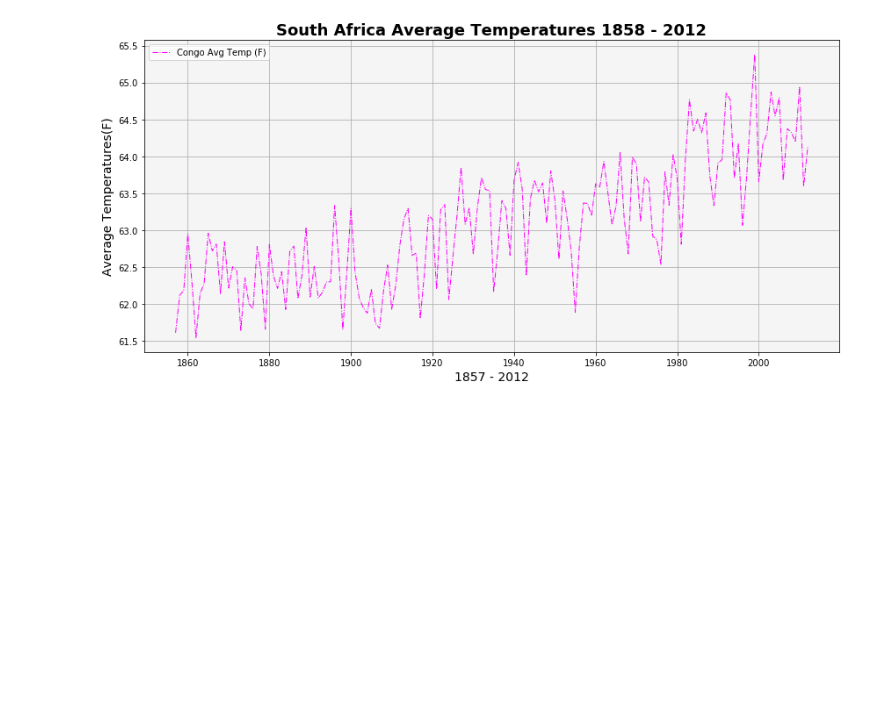
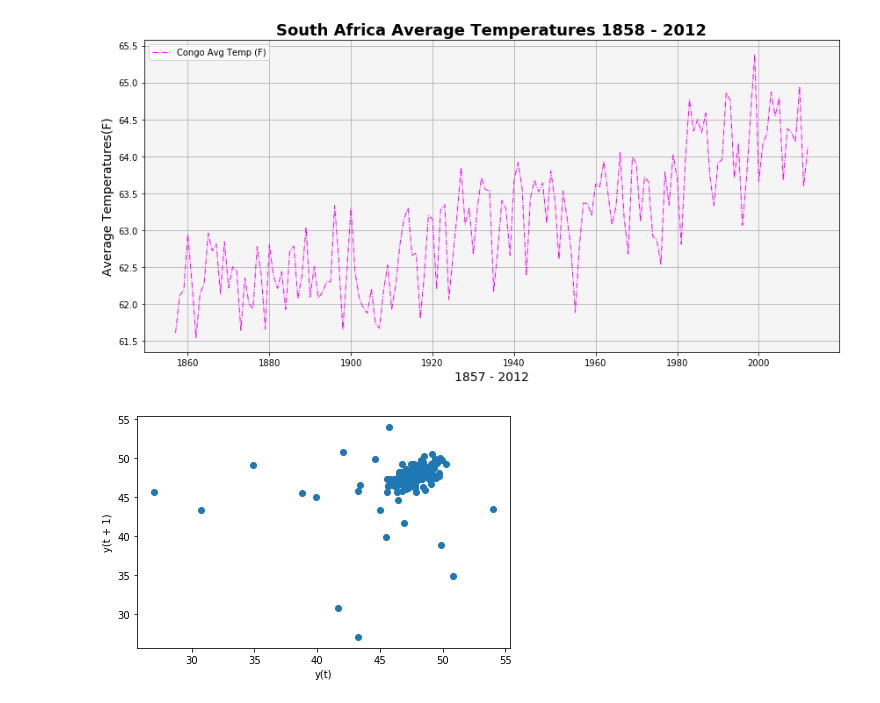
Before and after one commit to chrisg4github/Project-GW, a Jupyter notebook: GW_Plotting/GW_Plotting.ipynb, the cells around one changed output. Saved outputs shown, nothing was run; the diff lists cells and outputs as text; code cells hidden in the pictures; blank space fills up the shorter version.

```diff
--- a/GW_Plotting/GW_Plotting.ipynb
+++ b/GW_Plotting/GW_Plotting.ipynb
@@ -645,3 +702,15 @@ plt.savefig("./images/1857-2012_south_africa_temp_chart.png")
 plt.show()
 # %% [output]
 [figure]
+# %%
+from pandas.plotting import lag_plot
+
+plt.figure()
+data = gltc1_df["avg_yly_tmp_f"]
+lag_plot(data)
+
+plt.tight_layout()
+plt.savefig("./images/usa_lag-plot_temp.png")
+plt.show()
+# %% [output]
+[figure, added]
```
Also changed, not shown: parts of 21 cells of this notebook, 57 other files.
